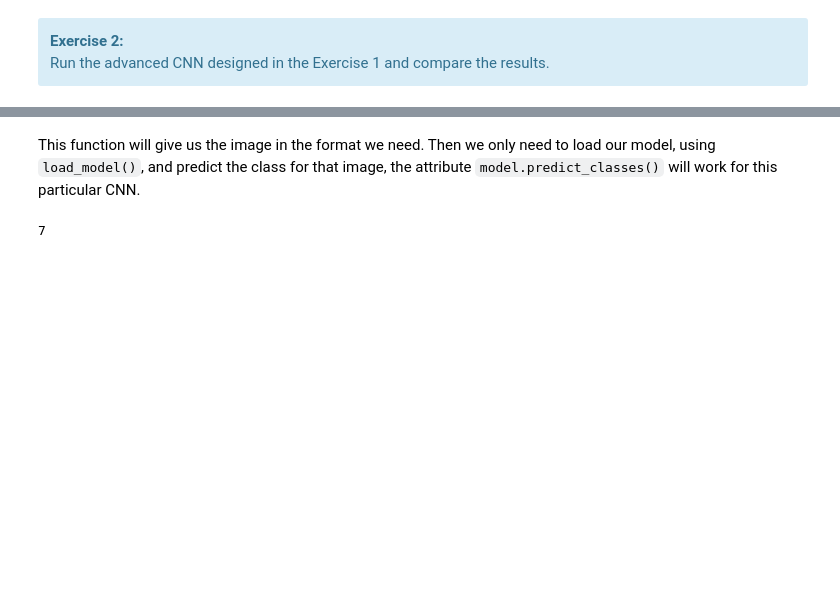
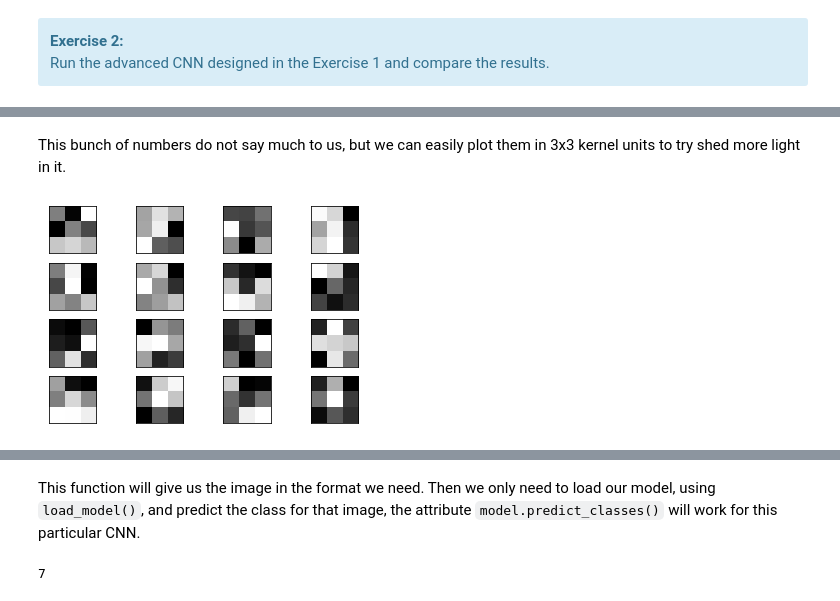
Before and after one commit to mariogutierrezroig/Teaching-Notebooks, a Jupyter notebook: Convolutional_Neural_Networks/CNN_handwritten_numbers.ipynb, the cells around one changed output, grey strips where cells are left out. Cells and saved outputs as stored; diff of their text form; code cells hidden in the pictures; blank space fills up the shorter version.

Commit message:
Improved Convolutional Neural Networks notebook

```diff
--- a/Convolutional_Neural_Networks/CNN_handwritten_numbers.ipynb
+++ b/Convolutional_Neural_Networks/CNN_handwritten_numbers.ipynb
@@ -257,0 +283,4 @@ We can see in the above image that both curves nicely converge accross time. Thi
+# %%
+# get wieghts of first convolutional layer
+weights, bias = simple_model.layers[0].get_weights()
+weights
@@ -258,3 +305,28 @@ We can see in the above image that both curves nicely converge accross time. Thi
+# %% [markdown]
+This bunch of numbers do not say much to us, but we can easily plot them in 3x3 kernel units to try shed more light in it.
+# %%
+#normalize filter values between  0 and 1 for visualization
+f_min, f_max = weights.min(), weights.max()
+filters = (weights - f_min) / (f_max - f_min)
+
+# Counter for filters
+filter_counter=1
+# Get the number of filters
+num_filters = filters.shape[3]
+
+#plotting all the filters
+for i in range(num_filters):
+    #get the filter values
+    filt=filters[:,:,:, i]
+    # Display the filters in a 4 x 4 arrangement
+    ax= plt.subplot(4, 4, filter_cnt )
+    ax.set_xticks([])
+    ax.set_yticks([])
+    plt.imshow(filt[:,:, 0], cmap='gray')
+    filter_counter += 1
+plt.show()
+# %% [output]
+[figure, added]
 # %% [markdown]
 ## Load the model for applications
 ---
```
Also changed, not shown: parts of 21 cells of this notebook, 1 other file.
